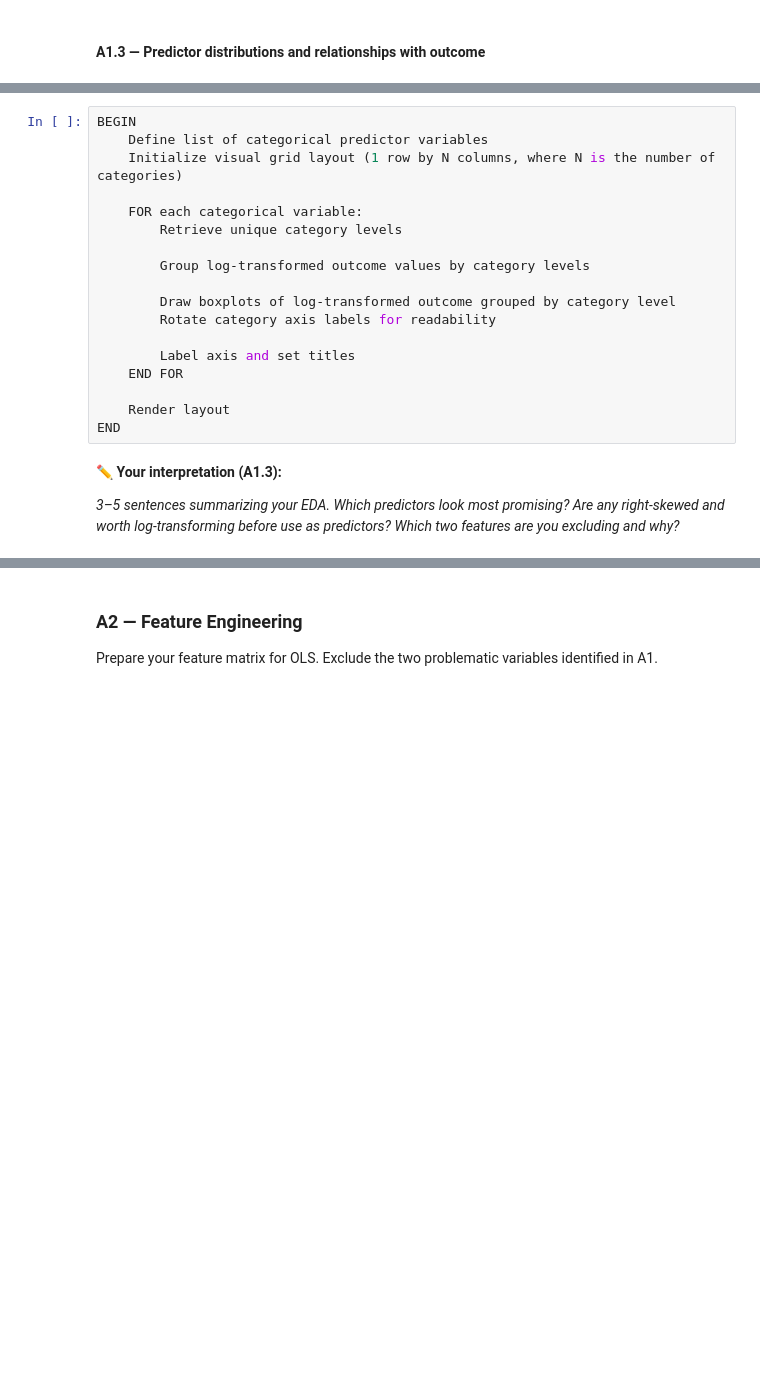
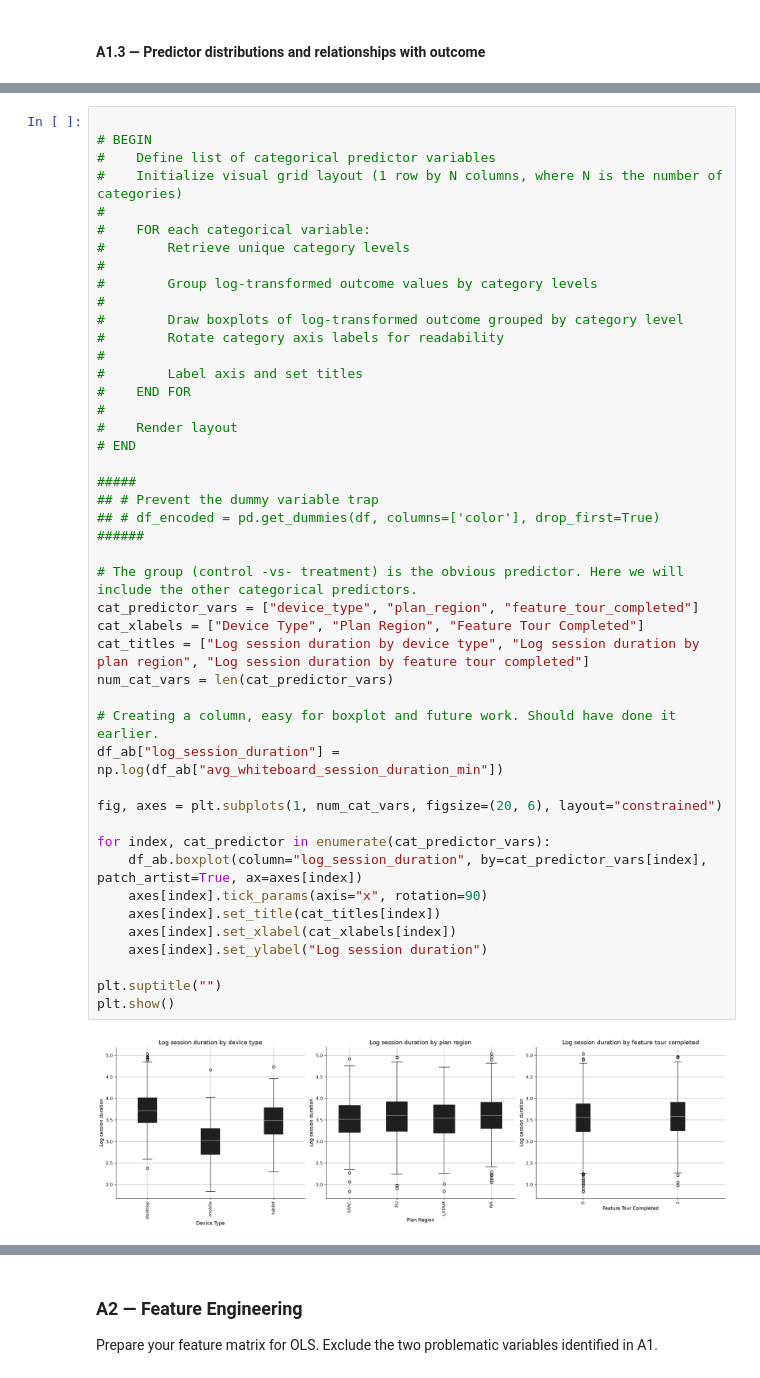
Before and after one commit to atifmmahmud/mahmud_atif_Assignment02, a Jupyter notebook: iat461_a2_AtifMahmud_atifm.ipynb, the cells around one changed output, grey strips where cells are left out. Cells and saved outputs as stored; diff of their text form; blank space fills up the shorter version.

```diff
--- a/iat461_a2_AtifMahmud_atifm.ipynb
+++ b/iat461_a2_AtifMahmud_atifm.ipynb
@@ -352,22 +447,47 @@ IndentationError: unexpected indent (3684986504.py, line 2)
 # %%
-BEGIN
-    Define list of categorical predictor variables
-    Initialize visual grid layout (1 row by N columns, where N is the number of categories)
 
-    FOR each categorical variable:
-        Retrieve unique category levels
+# BEGIN
+#    Define list of categorical predictor variables
+#    Initialize visual grid layout (1 row by N columns, where N is the number of categories)
+#
+#    FOR each categorical variable:
+#        Retrieve unique category levels
+#
+#        Group log-transformed outcome values by category levels
+#
+#        Draw boxplots of log-transformed outcome grouped by category level
+#        Rotate category axis labels for readability
+#
+#        Label axis and set titles
+#    END FOR
+#
+#    Render layout
+# END
 
-        Group log-transformed outcome values by category levels
+#####
+## # Prevent the dummy variable trap
+## # df_encoded = pd.get_dummies(df, columns=['color'], drop_first=True)
+######
 
-        Draw boxplots of log-transformed outcome grouped by category level
-        Rotate category axis labels for readability
+# The group (control -vs- treatment) is the obvious predictor. Here we will include the other categorical predictors.
+cat_predictor_vars = ["device_type", "plan_region", "feature_tour_completed"]
+cat_xlabels = ["Device Type", "Plan Region", "Feature Tour Completed"]
+cat_titles = ["Log session duration by device type", "Log session duration by plan region", "Log session duration by feature tour completed"]
+num_cat_vars = len(cat_predictor_vars)
 
-        Label axis and set titles
-    END FOR
+# Creating a column, easy for boxplot and future work. Should have done it earlier.
+df_ab["log_session_duration"] = np.log(df_ab["avg_whiteboard_session_duration_min"])
 
-    Render layout
-END
+fig, axes = plt.subplots(1, num_cat_vars, figsize=(20, 6), layout="constrained")
+
+for index, cat_predictor in enumerate(cat_predictor_vars):
+    df_ab.boxplot(column="log_session_duration", by=cat_predictor_vars[index], patch_artist=True, ax=axes[index])
+    axes[index].tick_params(axis="x", rotation=90)
+    axes[index].set_title(cat_titles[index])
+    axes[index].set_xlabel(cat_xlabels[index])
+    axes[index].set_ylabel("Log session duration")
+
+plt.suptitle("")
+plt.show()
+# %% [output]
+[figure, added]
-# %% [markdown]
-**✏️ Your interpretation (A1.3):**
-
-*3–5 sentences summarizing your EDA. Which predictors look most promising? Are any right-skewed and worth log-transforming before use as predictors? Which two features are you excluding and why?*
```
Also changed, not shown: parts of 17 cells of this notebook.
